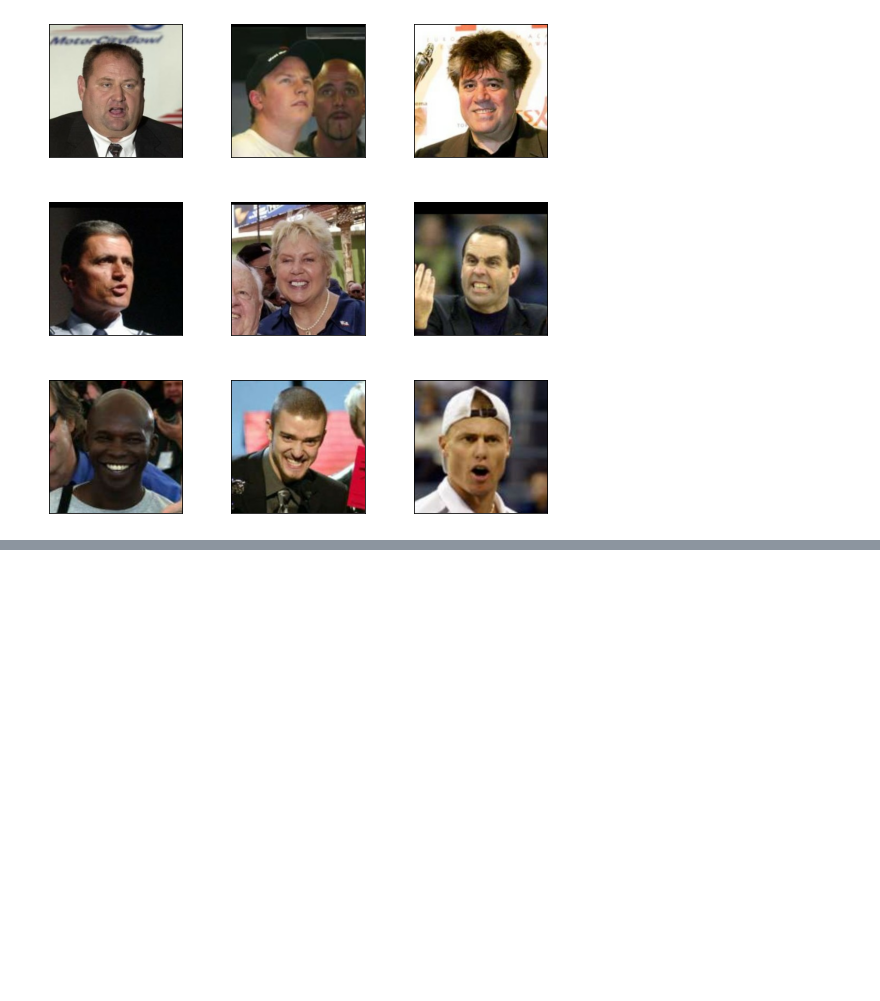
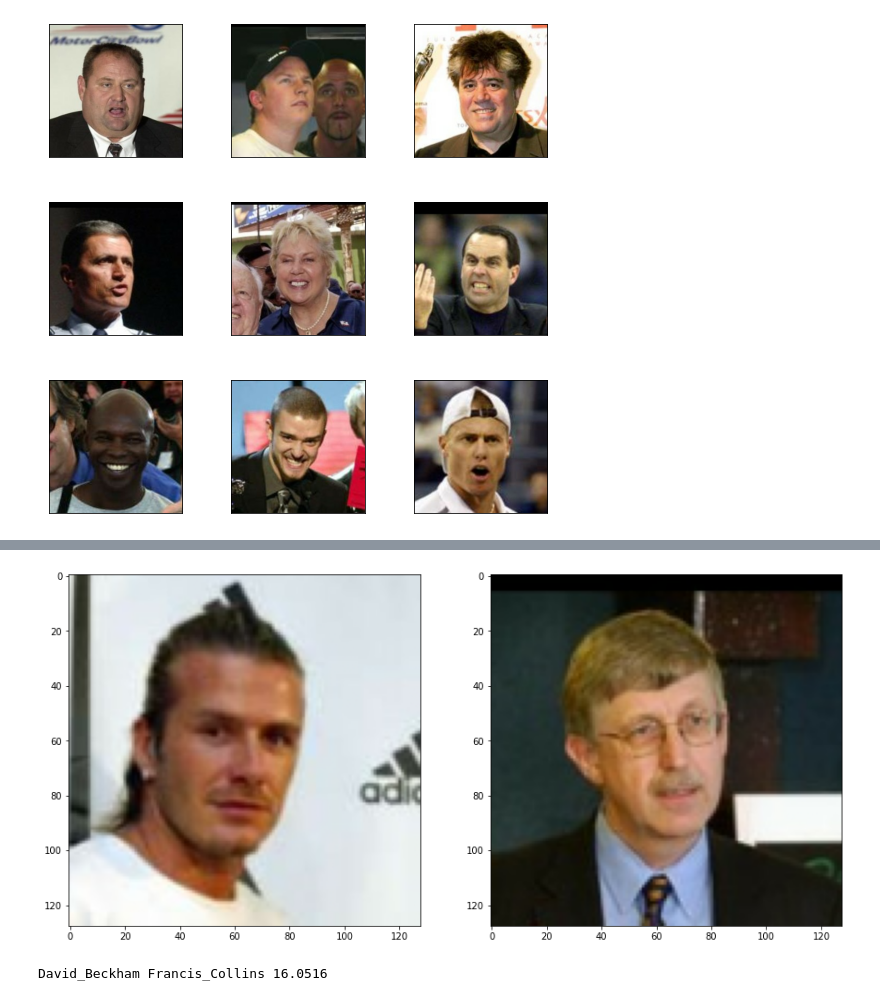
Before and after one commit to Dvk2002/CV, a Jupyter notebook: HW6.ipynb, the cells around one changed output, grey strips where cells are left out. Saved outputs shown, nothing was run; the diff lists cells and outputs as text; code cells hidden in the pictures; blank space fills up the shorter version.

```diff
--- a/HW6.ipynb
+++ b/HW6.ipynb
@@ -132,0 +155,15 @@ Wall time: 13min 40s
+# %%
+image_test=list(test_ds.take(1))[0][0][0]
+label_test=list(test_ds.take(1))[0][1][0]
+# %%
+fig, ax = plt.subplots(1, 2, figsize=(15, 7))
+ax[0].imshow(images_backham[0])
+ax[1].imshow(image_test)
+plt.show()
+
+emb_backham = model(images_backham[0][None])
+emb_test = model(image_test[None])
+print('David_Beckham',label_test.numpy().decode(),round(diff(emb1, emb2), 4))
+# %% [output]
+[figure, added]
+David_Beckham Francis_Collins 16.0516
```
Also changed, not shown: parts of 9 cells of this notebook.
